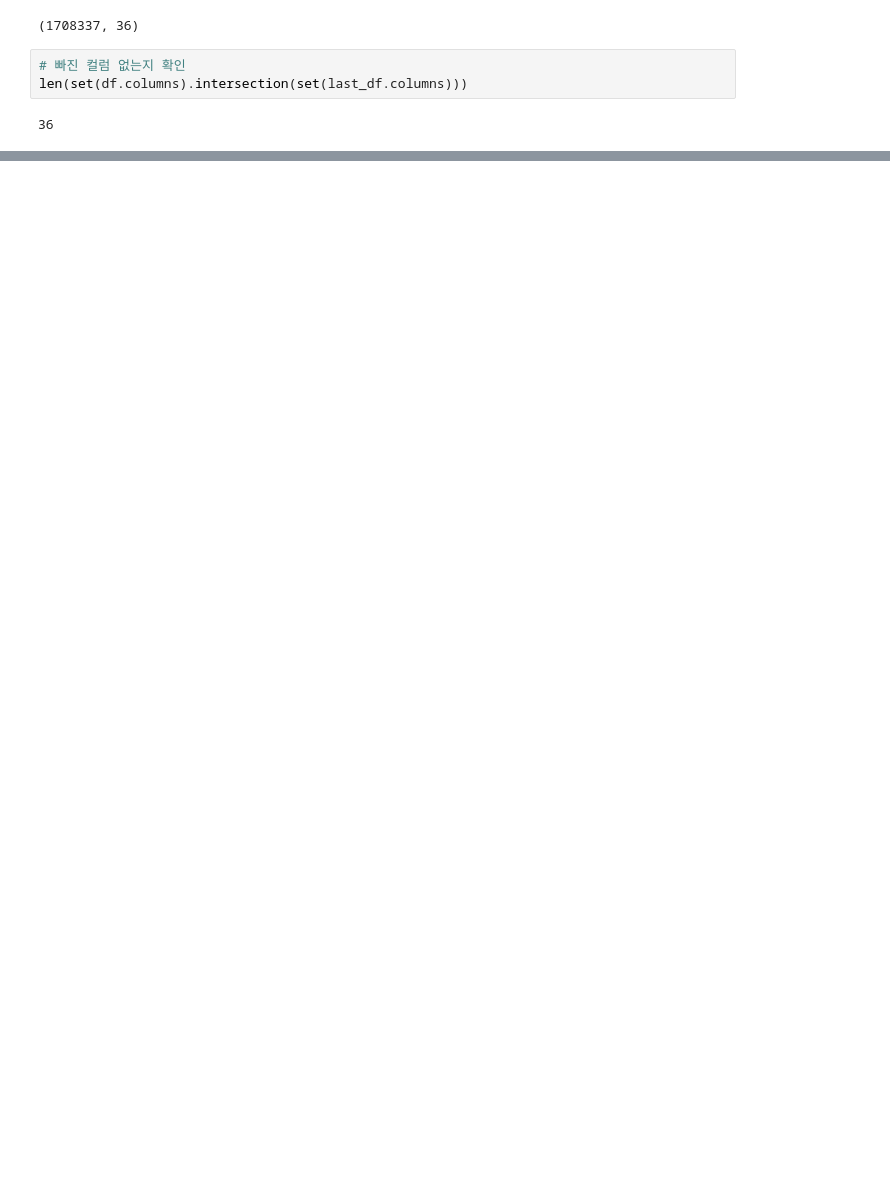
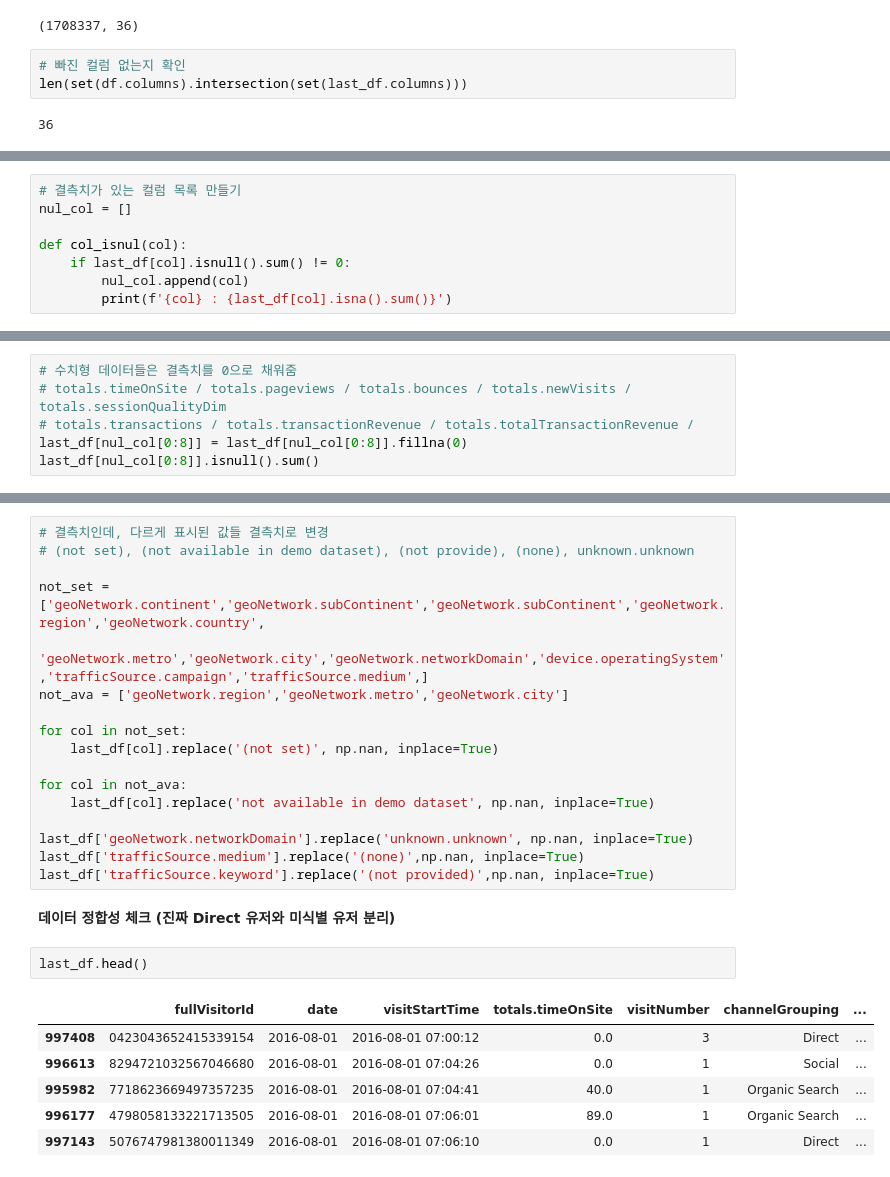
Before and after one commit to ev1025/GA_LOG_ANALYST, a Jupyter notebook: GA전처리(Hits제외).ipynb, the cells around one changed output, grey strips where cells are left out. Saved outputs shown, nothing was run; the diff lists cells and outputs as text; blank space fills up the shorter version.

```diff
--- a/GA전처리(Hits제외).ipynb
+++ b/GA전처리(Hits제외).ipynb
@@ -288,0 +306,8 @@ len(set(df.columns).intersection(set(last_df.columns)))
+# %%
+# 결측치가 있는 컬럼 목록 만들기
+nul_col = []
+
+def col_isnul(col):
+    if last_df[col].isnull().sum() != 0:
+        nul_col.append(col)
+        print(f'{col} : {last_df[col].isna().sum()}')
@@ -288,0 +335,6 @@ len(set(df.columns).intersection(set(last_df.columns)))
+# %%
+# 수치형 데이터들은 결측치를 0으로 채워줌
+# totals.timeOnSite / totals.pageviews / totals.bounces / totals.newVisits / totals.sessionQualityDim
+# totals.transactions / totals.transactionRevenue / totals.totalTransactionRevenue /
+last_df[nul_col[0:8]] = last_df[nul_col[0:8]].fillna(0)
+last_df[nul_col[0:8]].isnull().sum()
@@ -288,0 +351,28 @@ len(set(df.columns).intersection(set(last_df.columns)))
+# %%
+# 결측치인데, 다르게 표시된 값들 결측치로 변경
+# (not set), (not available in demo dataset), (not provide), (none), unknown.unknown
+
+not_set = ['geoNetwork.continent','geoNetwork.subContinent','geoNetwork.subContinent','geoNetwork.region','geoNetwork.country',
+           'geoNetwork.metro','geoNetwork.city','geoNetwork.networkDomain','device.operatingSystem','trafficSource.campaign','trafficSource.medium',]
+not_ava = ['geoNetwork.region','geoNetwork.metro','geoNetwork.city']
+
+for col in not_set:
+    last_df[col].replace('(not set)', np.nan, inplace=True)
+
+for col in not_ava:
+    last_df[col].replace('not available in demo dataset', np.nan, inplace=True)
+
+last_df['geoNetwork.networkDomain'].replace('unknown.unknown', np.nan, inplace=True)
+last_df['trafficSource.medium'].replace('(none)',np.nan, inplace=True)
+last_df['trafficSource.keyword'].replace('(not provided)',np.nan, inplace=True)
+# %% [markdown]
+**데이터 정합성 체크 (진짜 Direct 유저와 미식별 유저 분리)**
+# %%
+last_df.head()
+# %% [output]
+|  | fullVisitorId | date | visitStartTime | totals.timeOnSite | visitNumber | channelGrouping | ... |
+| 997408 | 0423043652415339154 | 2016-08-01 | 2016-08-01 07:00:12 | 0.0 | 3 | Direct | ... |
+| 996613 | 8294721032567046680 | 2016-08-01 | 2016-08-01 07:04:26 | 0.0 | 1 | Social | ... |
+| 995982 | 7718623669497357235 | 2016-08-01 | 2016-08-01 07:04:41 | 40.0 | 1 | Organic Search | ... |
+| 996177 | 4798058133221713505 | 2016-08-01 | 2016-08-01 07:06:01 | 89.0 | 1 | Organic Search | ... |
+| 997143 | 5076747981380011349 | 2016-08-01 | 2016-08-01 07:06:10 | 0.0 | 1 | Direct | ... |
```
Also changed, not shown: parts of 14 cells of this notebook.
